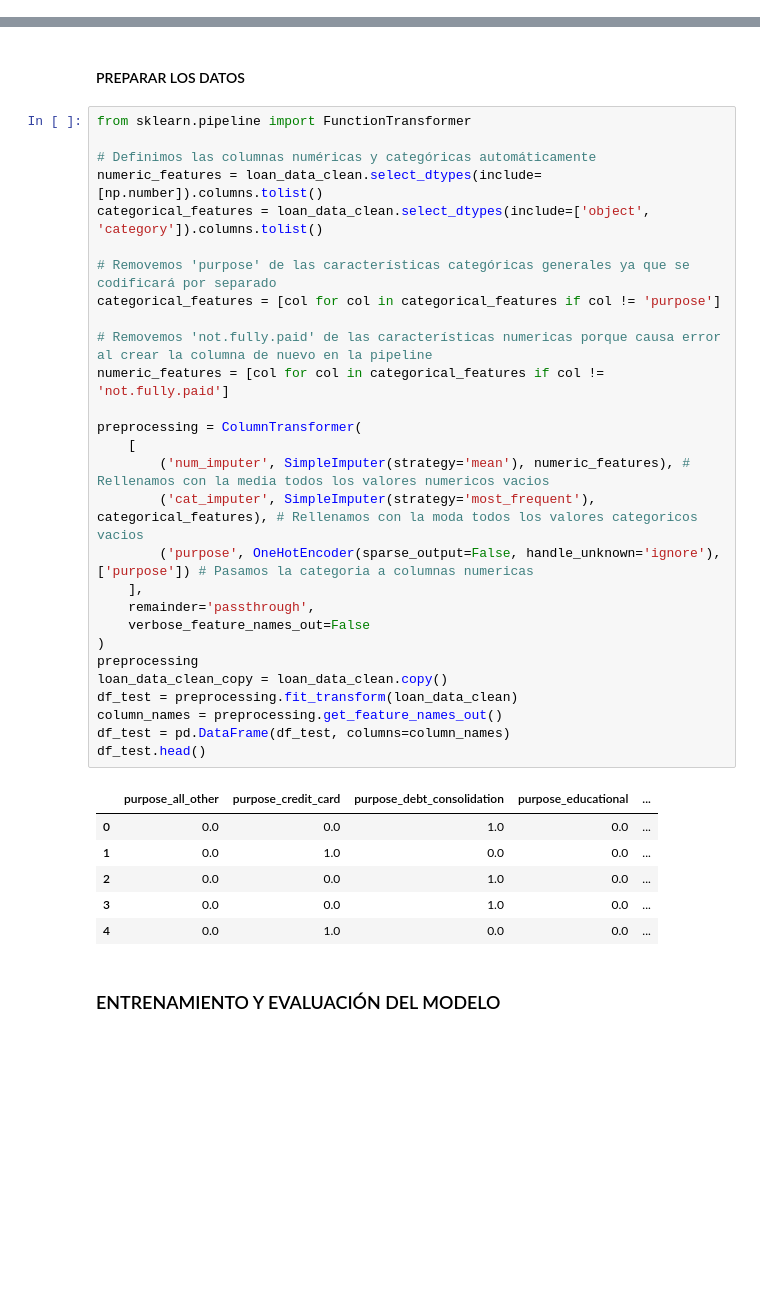
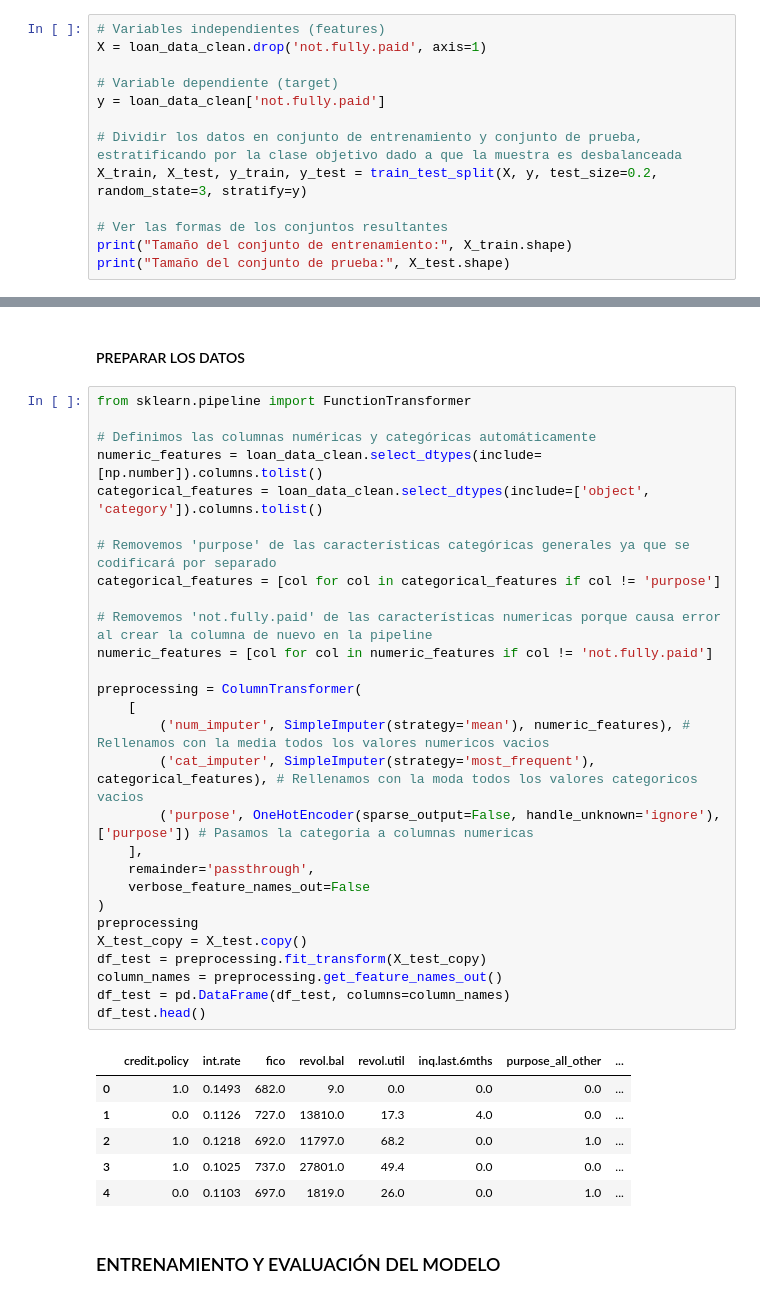
Before and after one commit to Mario-Lopez-Gonzalez/Python_clase, a Jupyter notebook: SAPA/Ejercicios/2_8Ejercicios.ipynb, the cells around one changed output, grey strips where cells are left out. Cells and saved outputs as stored; diff of their text form; blank space fills up the shorter version.

Commit message:
Carga de datos y los modelos salen raros 2_8

```diff
--- a/SAPA/Ejercicios/2_8Ejercicios.ipynb
+++ b/SAPA/Ejercicios/2_8Ejercicios.ipynb
@@ -185,0 +243,13 @@ train_set, test_set = train_test_split(loan_data_clean, test_size=0.15, stratify
+# %%
+# Variables independientes (features)
+X = loan_data_clean.drop('not.fully.paid', axis=1)
+
+# Variable dependiente (target)
+y = loan_data_clean['not.fully.paid']
+
+# Dividir los datos en conjunto de entrenamiento y conjunto de prueba, estratificando por la clase objetivo dado a que la muestra es desbalanceada
+X_train, X_test, y_train, y_test = train_test_split(X, y, test_size=0.2, random_state=3, stratify=y)
+
+# Ver las formas de los conjuntos resultantes
+print("Tamaño del conjunto de entrenamiento:", X_train.shape)
+print("Tamaño del conjunto de prueba:", X_test.shape)
@@ -188,38 +280,38 @@ train_set, test_set = train_test_split(loan_data_clean, test_size=0.15, stratify
 # %%
 from sklearn.pipeline import FunctionTransformer
 
 # Definimos las columnas numéricas y categóricas automáticamente
 numeric_features = loan_data_clean.select_dtypes(include=[np.number]).columns.tolist()
 categorical_features = loan_data_clean.select_dtypes(include=['object', 'category']).columns.tolist()
 
 # Removemos 'purpose' de las características categóricas generales ya que se codificará por separado
 categorical_features = [col for col in categorical_features if col != 'purpose']
 
 # Removemos 'not.fully.paid' de las características numericas porque causa error al crear la columna de nuevo en la pipeline
-numeric_features = [col for col in categorical_features if col != 'not.fully.paid']
+numeric_features = [col for col in numeric_features if col != 'not.fully.paid']
 
 preprocessing = ColumnTransformer(
     [
         ('num_imputer', SimpleImputer(strategy='mean'), numeric_features), # Rellenamos con la media todos los valores numericos vacios
         ('cat_imputer', SimpleImputer(strategy='most_frequent'), categorical_features), # Rellenamos con la moda todos los valores categoricos vacios
         ('purpose', OneHotEncoder(sparse_output=False, handle_unknown='ignore'), ['purpose']) # Pasamos la categoria a columnas numericas
     ],
     remainder='passthrough',
     verbose_feature_names_out=False
 )
 preprocessing
-loan_data_clean_copy = loan_data_clean.copy()
-df_test = preprocessing.fit_transform(loan_data_clean)
+X_test_copy = X_test.copy()
+df_test = preprocessing.fit_transform(X_test_copy)
 column_names = preprocessing.get_feature_names_out()
 df_test = pd.DataFrame(df_test, columns=column_names)
 df_test.head()
 # %% [output]
-|  | purpose_all_other | purpose_credit_card | purpose_debt_consolidation | purpose_educational | ... |
-| 0 | 0.0 | 0.0 | 1.0 | 0.0 | ... |
-| 1 | 0.0 | 1.0 | 0.0 | 0.0 | ... |
-| 2 | 0.0 | 0.0 | 1.0 | 0.0 | ... |
-| 3 | 0.0 | 0.0 | 1.0 | 0.0 | ... |
-| 4 | 0.0 | 1.0 | 0.0 | 0.0 | ... |
+|  | credit.policy | int.rate | fico | revol.bal | revol.util | inq.last.6mths | purpose_all_other | ... |
+| 0 | 1.0 | 0.1493 | 682.0 | 9.0 | 0.0 | 0.0 | 0.0 | ... |
+| 1 | 0.0 | 0.1126 | 727.0 | 13810.0 | 17.3 | 4.0 | 0.0 | ... |
+| 2 | 1.0 | 0.1218 | 692.0 | 11797.0 | 68.2 | 0.0 | 1.0 | ... |
+| 3 | 1.0 | 0.1025 | 737.0 | 27801.0 | 49.4 | 0.0 | 0.0 | ... |
+| 4 | 0.0 | 0.1103 | 697.0 | 1819.0 | 26.0 | 0.0 | 1.0 | ... |
 # %% [markdown]
 ### ENTRENAMIENTO Y EVALUACIÓN DEL MODELO
 # %% [markdown]
```
Also changed, not shown: parts of 13 cells of this notebook, 1 other file.
